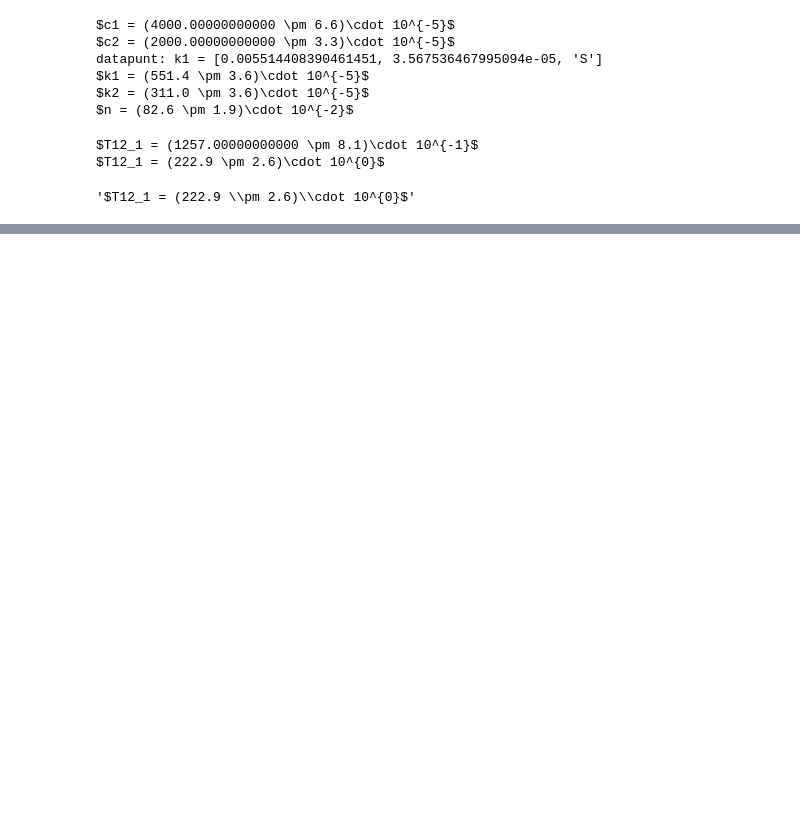
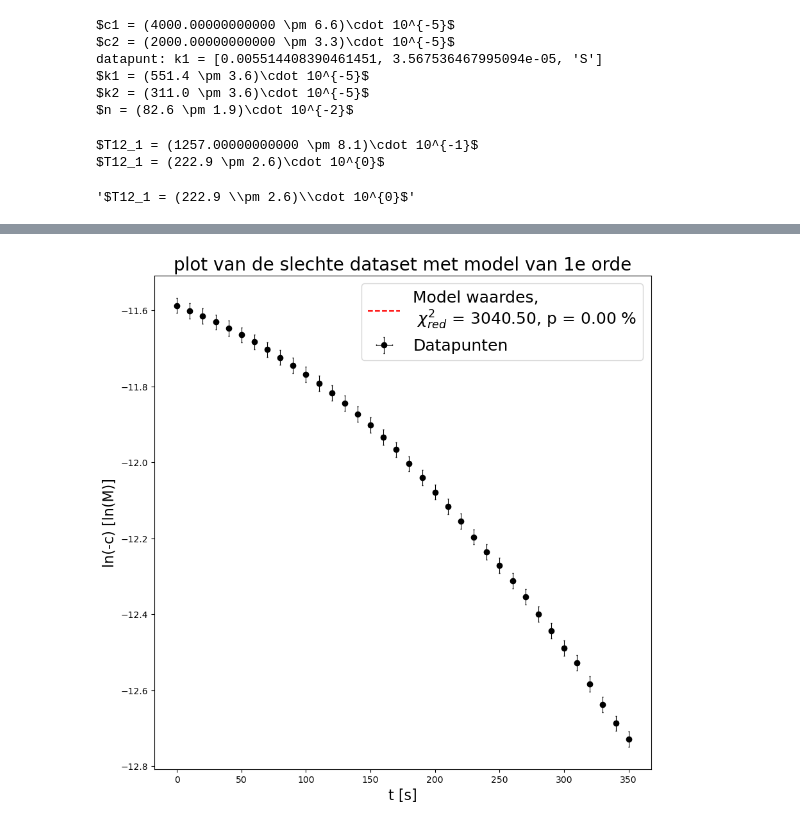
Before and after one commit to justlearning42/Experimentele_vscode, a Jupyter notebook: kinetica.ipynb, the cells around one changed output, grey strips where cells are left out. Drawn from its saved outputs; the diff is of its cells as text; code cells hidden in the pictures; blank space fills up the shorter version.

```diff
--- a/kinetica.ipynb
+++ b/kinetica.ipynb
@@ -569,0 +629,15 @@ $T12_1 = (222.9 \pm 2.6)\cdot 10^{0}$
+# %%
+# eerste set metingen 0e orde
+def initial_vals(x,y):
+    return [np.exp(11.6),1.2/350]
+
+
+#help(plot_fit(x_val, y_val, x_variance, y_variance, x_as_titel, y_as_titel, titel, model, parameter_vals, chi_2, p, save_name = None, size = None, savefig = False,fontsize = 5, titlesize = None, axsize = None):)
+
+parameters = ['c_0', 'k']
+outp = fit(parameters, snelheidsmodel_0eorde, initial_vals, tijden_set_1, -concentraties_set_1, fouten_set_1)
+print(outp)
+for met in outp:
+    print('\n')
+    latex_print_meting(met)
+parameterwaarden = [fitwaarde[0] for fitwaarde in outp]
@@ -569,0 +662,6 @@ $T12_1 = (222.9 \pm 2.6)\cdot 10^{0}$
+# %%
+#plotten jeej
+plot_fit(tijden_set_1, np.log(-concentraties_set_1), np.full(np.shape(tijden_set_1),0), (fouten_set_1/(concentraties_set_1))**2, 't [s]', 'ln(-c) [ln(M)]', 'plot van de slechte dataset met model van 1e orde', snelheidsmodel_1eorde_linearised,
+          parameterwaarden, 3040.5, 4.7e-28, save_name = 'dataset_kaka_fit_1e_orde.png',fontsize = 18, titlesize = 20, axsize = 16)
+# %% [output]
+[figure, added]
```
Also changed, not shown: parts of 8 cells of this notebook, 5 other files.
